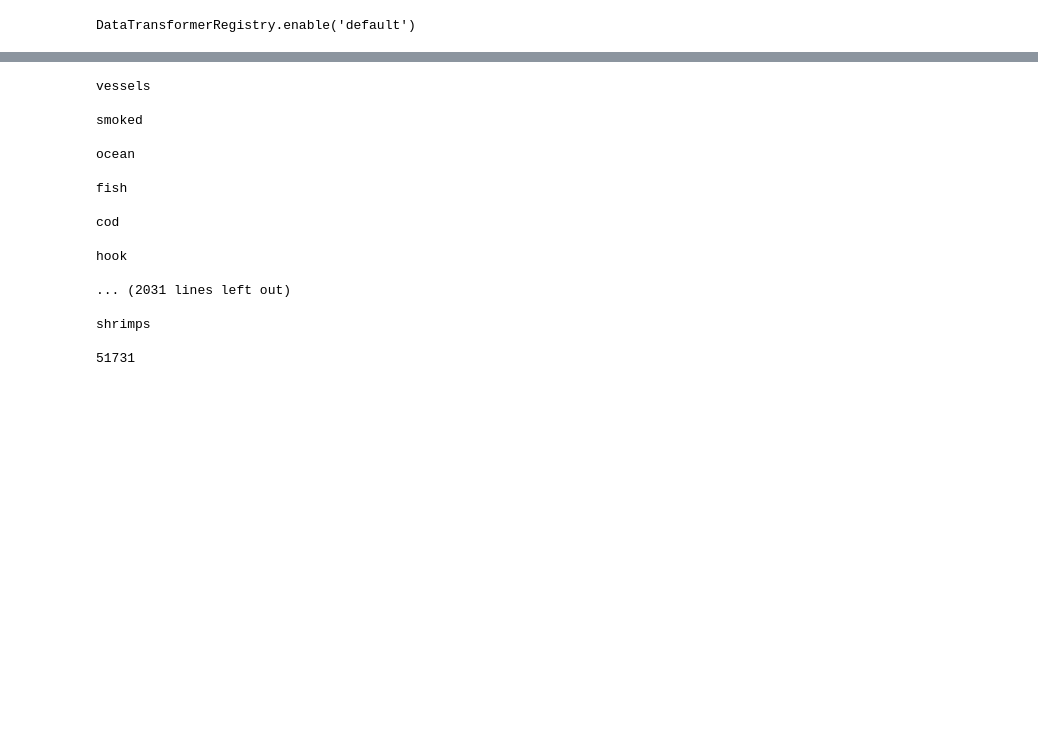
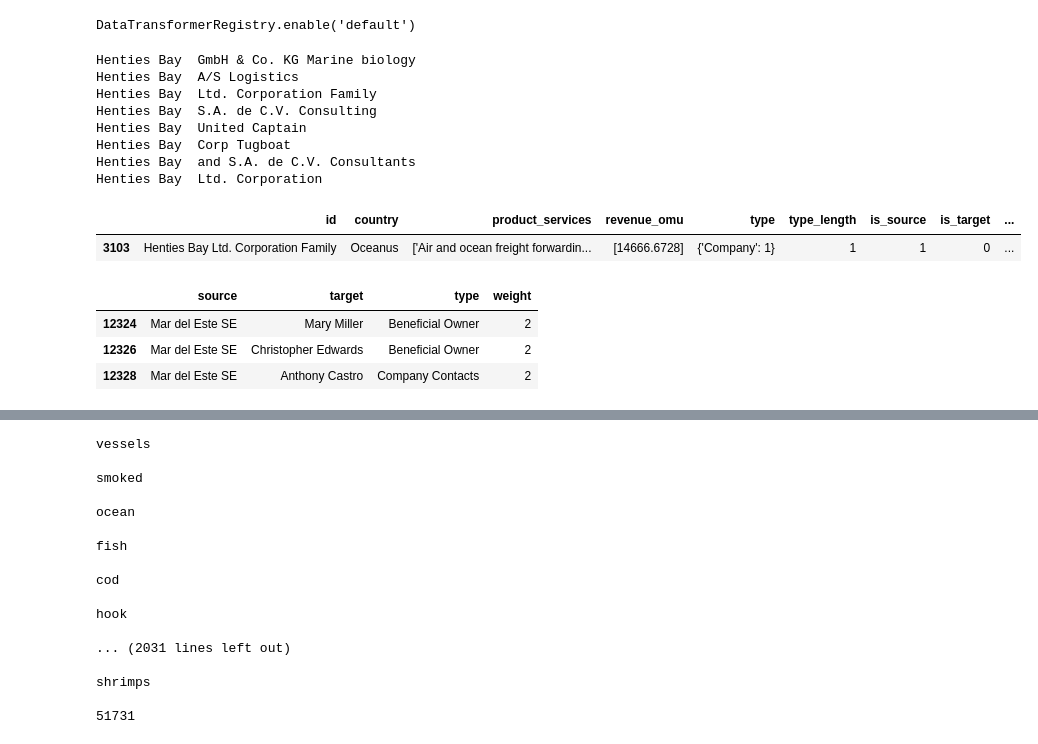
Before and after one commit to IDCLab-VAST-Challenge-2023/AnchoVis, a Jupyter notebook: filtering.ipynb, the cells around one changed output, grey strips where cells are left out. Cells and saved outputs as stored; diff of their text form; code cells hidden in the pictures; blank space fills up the shorter version.

```diff
--- a/filtering.ipynb
+++ b/filtering.ipynb
@@ -20,4 +21,29 @@ nodes = pd.read_csv('./data/all_unique_nodes.csv')
 # links = pd.read_csv('https://raw.githubusercontent.com/jjmmwon/VAST-Challenge-2023-MC3/main/data/links_with_weight.csv')
+# %%
+nodes[nodes['id']=="Henties Bay  Ltd. Corporation Family"]
+for name in nodes.id:
+    if "Henties Bay" in name:
+        print(name)
+# nodes[nodes['id']=="Henties Bay"]
+nodes[nodes['id']=="Henties Bay  Ltd. Corporation Family"]
+# %% [output]
+Henties Bay  GmbH & Co. KG Marine biology
+Henties Bay  A/S Logistics
+Henties Bay  Ltd. Corporation Family
+Henties Bay  S.A. de C.V. Consulting
+Henties Bay  United Captain
+Henties Bay  Corp Tugboat
+Henties Bay  and S.A. de C.V. Consultants
+Henties Bay  Ltd. Corporation
+|  | id | country | product_services | revenue_omu | type | type_length | is_source | is_target | ... |
+| 3103 | Henties Bay Ltd. Corporation Family | Oceanus | ['Air and ocean freight forwardin... | [14666.6728] | {'Company': 1} | 1 | 1 | 0 | ... |
+# %%
+links[links["source"]=="Mar del Este SE"]
+# %% [output]
+|  | source | target | type | weight |
+| 12324 | Mar del Este SE | Mary Miller | Beneficial Owner | 2 |
+| 12326 | Mar del Este SE | Christopher Edwards | Beneficial Owner | 2 |
+| 12328 | Mar del Este SE | Anthony Castro | Company Contacts | 2 |
 # %%
 nodes['product_services'] = nodes['product_services'].apply(eval)
 # %%
```
Also changed, not shown: parts of 1 cell of this notebook, 2 other files.
